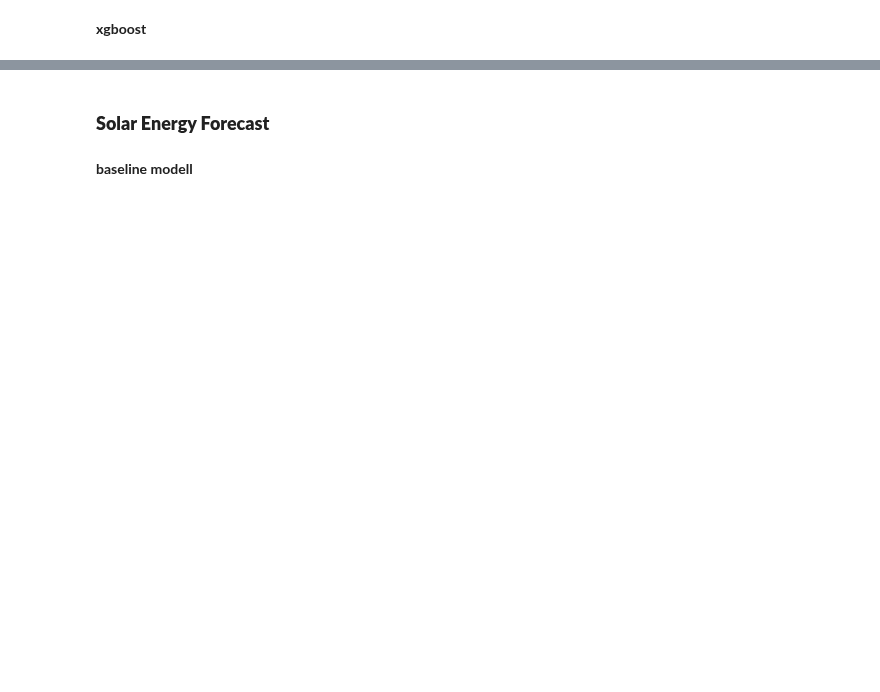
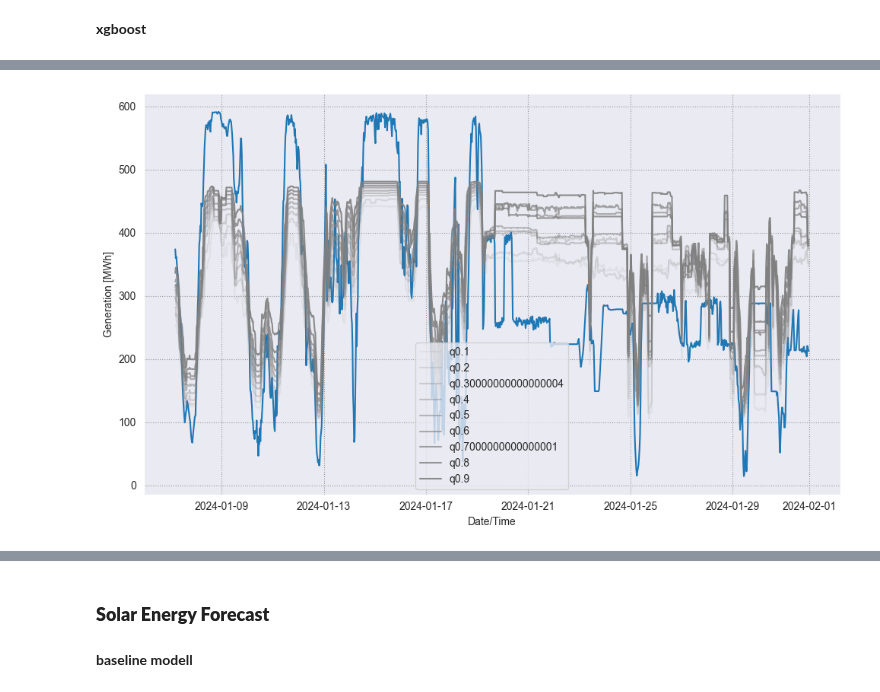
Before and after one commit to av1c3nna/awp2, a Jupyter notebook: model_training.ipynb, the cells around one changed output, grey strips where cells are left out. Cells and saved outputs as stored; diff of their text form; code cells hidden in the pictures; blank space fills up the shorter version.

```diff
--- a/model_training.ipynb
+++ b/model_training.ipynb
@@ -124,0 +135,10 @@ XGBoost Pinball Score: 62.46731220312209
+# %%
+total_rows = len(merged_hornsea)  # Gesamtanzahl der Zeilen im DataFrame
+last_10_percent_rows = int(0.1 * total_rows + 1)  # Anzahl der letzten 10% Zeilen
+
+# Extrahieren der letzten 10% des DataFrames
+wind_testset = merged_hornsea.tail(last_10_percent_rows)
+
+xgboost_model_wind.plot_quantils(x=wind_testset, y=xgboost_model_wind.q_predictions, quantiles=np.arange(0.1, 1.0, 0.1))
+# %% [output]
+[figure, added]
```
Also changed, not shown: parts of 17 cells of this notebook, 2 other files.
